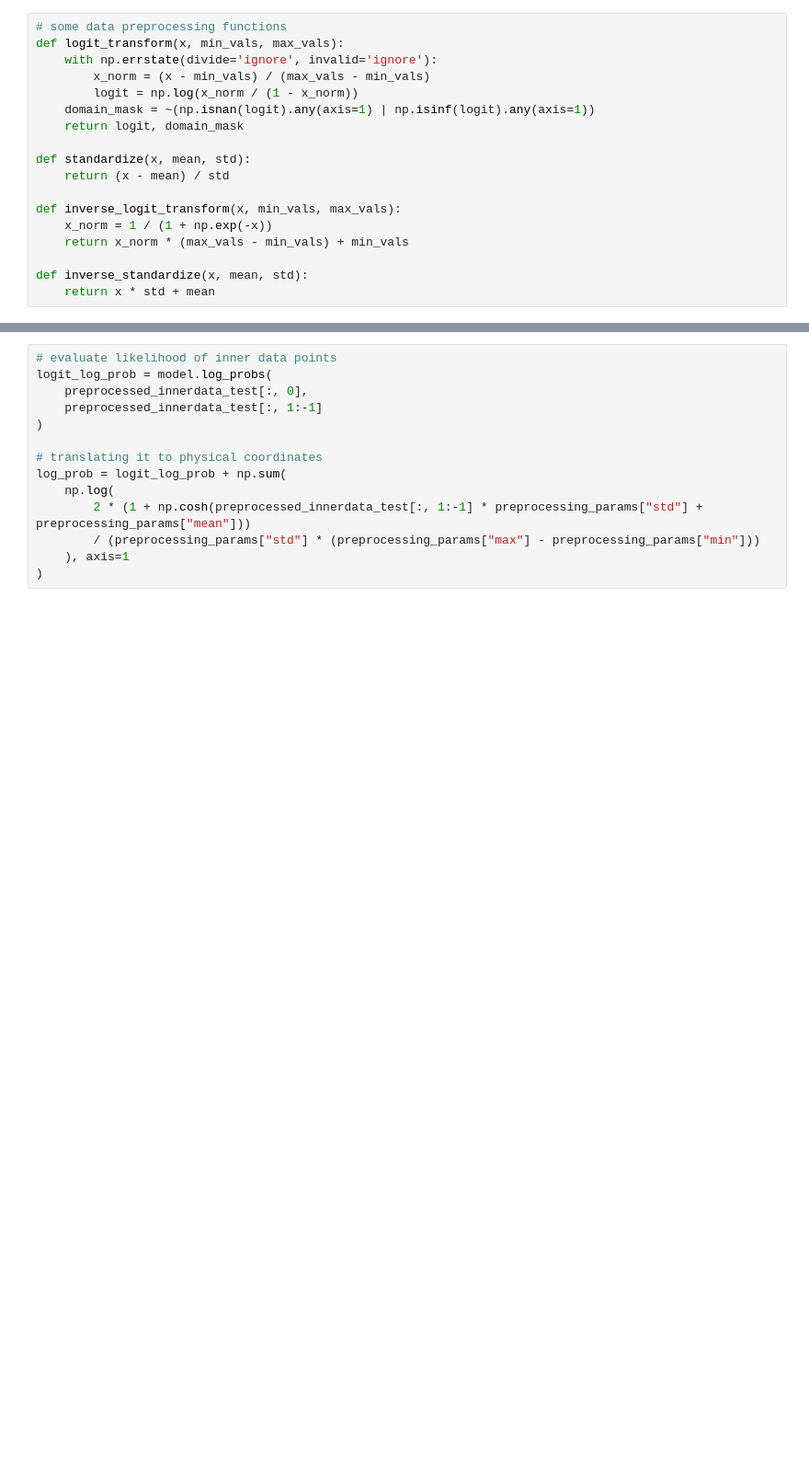
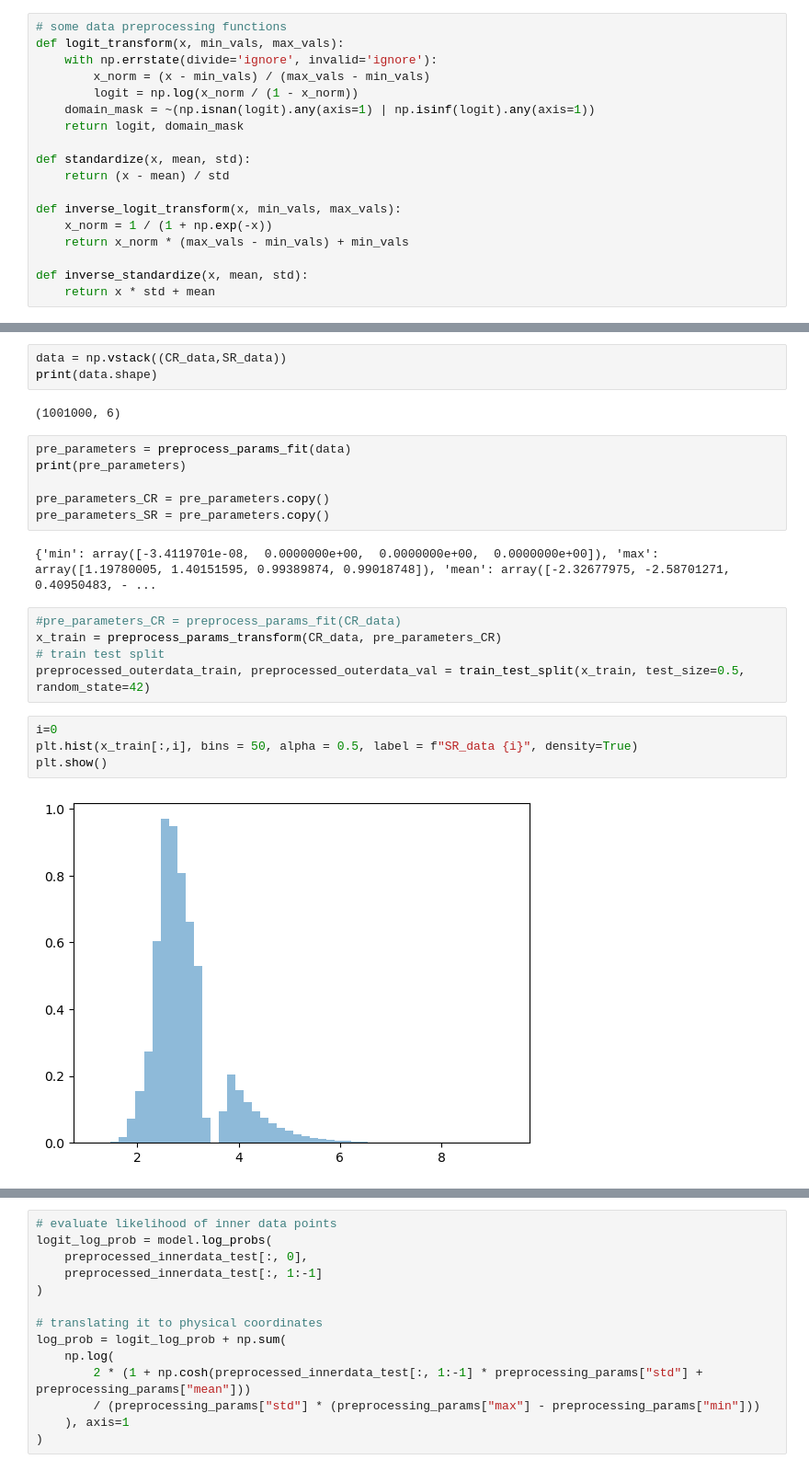
Before and after one commit to rd804/R-ANODE, a Jupyter notebook: notebooks/train_and_test_outer_model.ipynb, the cells around one changed output, grey strips where cells are left out. Shown at 92% size. Saved outputs shown, nothing was run; the diff lists cells and outputs as text; blank space fills up the shorter version.

```diff
--- a/notebooks/train_and_test_outer_model.ipynb
+++ b/notebooks/train_and_test_outer_model.ipynb
@@ -38 +82,25 @@ def inverse_standardize(x, mean, std):
+# %%
+data = np.vstack((CR_data,SR_data))
+print(data.shape)
+# %% [output]
+(1001000, 6)
+# %%
+pre_parameters = preprocess_params_fit(data)
+print(pre_parameters)
+
+pre_parameters_CR = pre_parameters.copy()
+pre_parameters_SR = pre_parameters.copy()
+# %% [output]
+{'min': array([-3.4119701e-08,  0.0000000e+00,  0.0000000e+00,  0.0000000e+00]), 'max': array([1.19780005, 1.40151595, 0.99389874, 0.99018748]), 'mean': array([-2.32677975, -2.58701271,  0.40950483, - ...
+# %%
+#pre_parameters_CR = preprocess_params_fit(CR_data)
+x_train = preprocess_params_transform(CR_data, pre_parameters_CR)
+# train test split
+preprocessed_outerdata_train, preprocessed_outerdata_val = train_test_split(x_train, test_size=0.5, random_state=42)
+# %%
+i=0
+plt.hist(x_train[:,i], bins = 50, alpha = 0.5, label = f"SR_data {i}", density=True)
+plt.show()
+# %% [output]
+[figure, added]
 # %%
```
Also changed, not shown: parts of 31 cells of this notebook, 4 other files.
